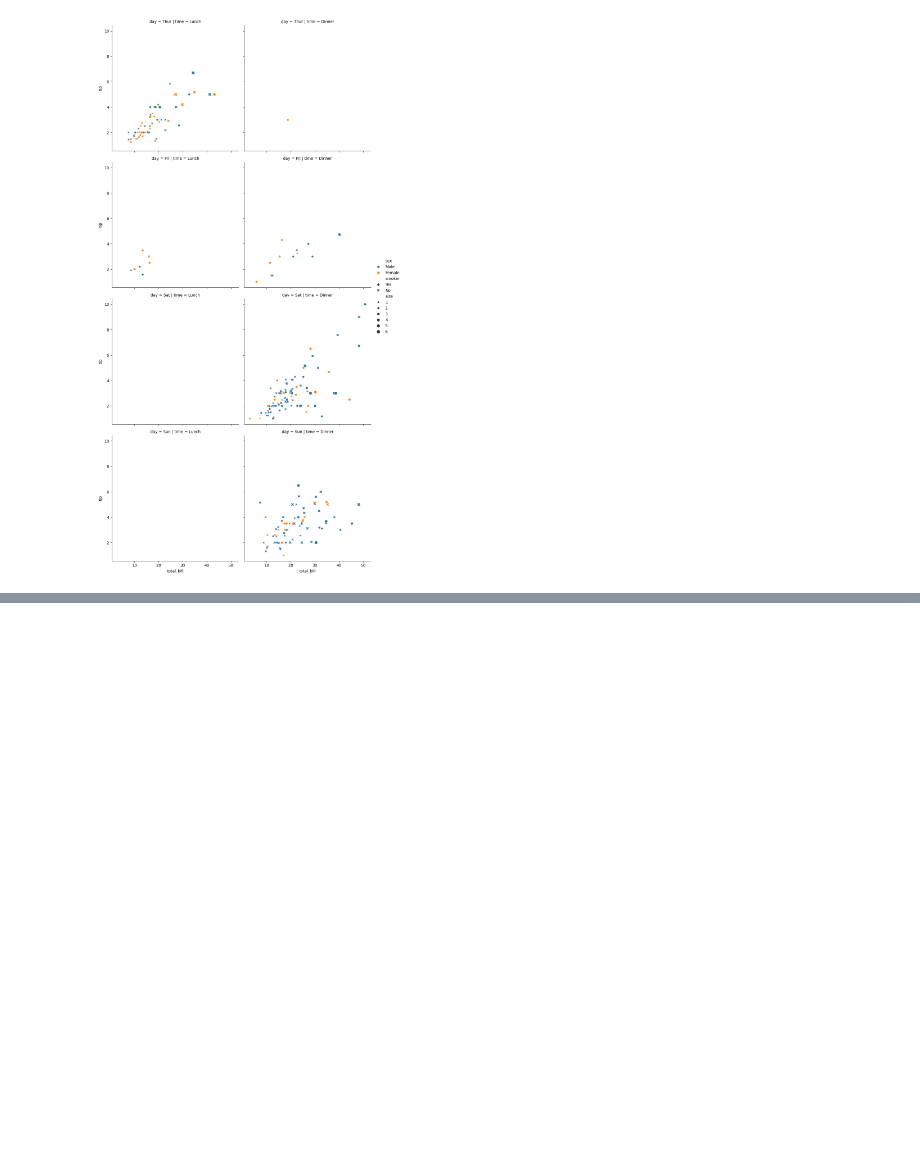
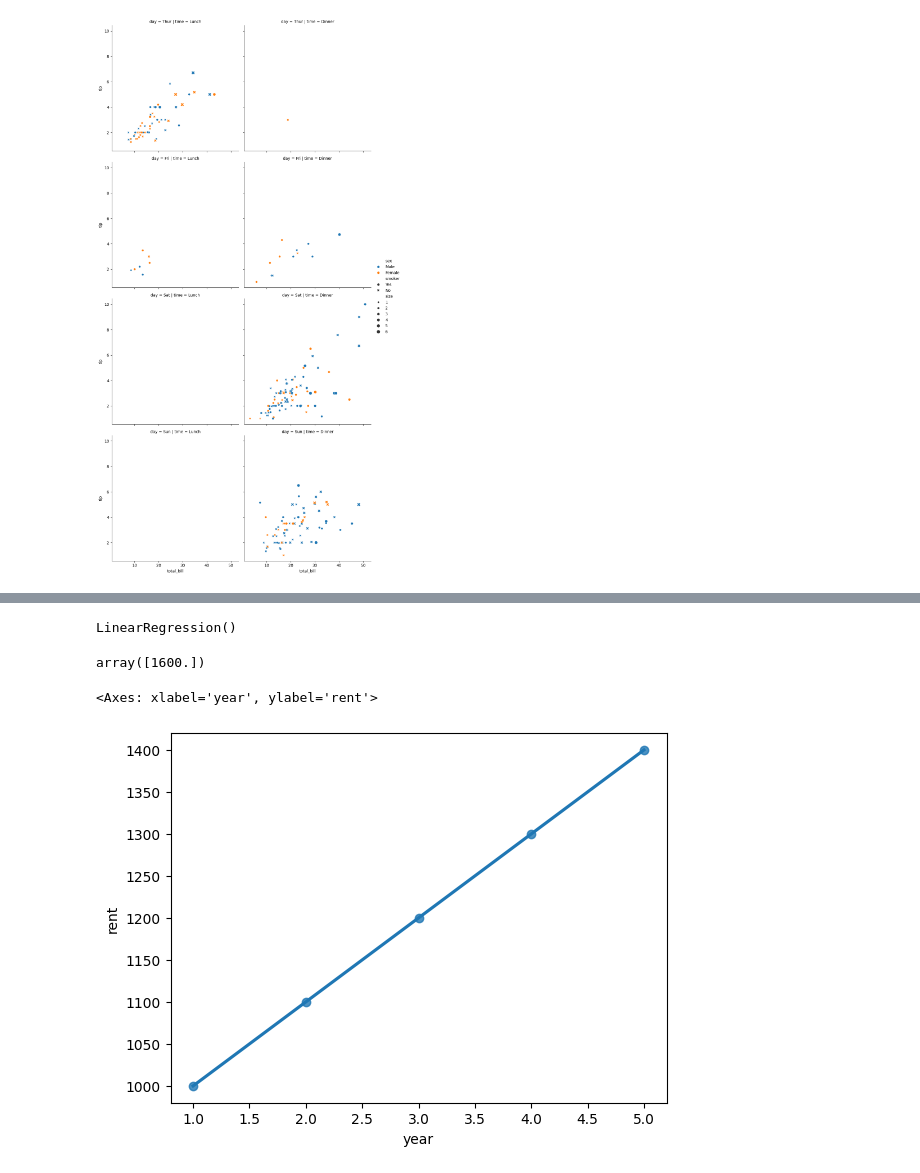
Before and after one commit to aneetajohn/OASIS-POC1, a Jupyter notebook: Untitled0.ipynb, the cells around one changed output, grey strips where cells are left out. Drawn from its saved outputs; the diff is of its cells as text; code cells hidden in the pictures; blank space fills up the shorter version.

```diff
--- a/Untitled0.ipynb
+++ b/Untitled0.ipynb
@@ -961,0 +1011,3 @@ sns.relplot(data = df, x= 'total_bill', y = 'tip', hue='sex', style='smoker', si
+# %%
+df1 = pd.DataFrame({'year':[1,2,3,4,5], 'rent':[1000,1100,1200,1300,1400]})
+df1
@@ -961,0 +1021,14 @@ sns.relplot(data = df, x= 'total_bill', y = 'tip', hue='sex', style='smoker', si
+# %%
+lr.fit(df1[['year']], df1['rent'])
+# %% [output]
+LinearRegression()
+# %%
+lr.predict([[7]])
+# %% [output]
+array([1600.])
+# %%
+import seaborn as sns
+sns.regplot(data=df1, x = 'year', y = 'rent')
+# %% [output]
+<Axes: xlabel='year', ylabel='rent'>
+[figure, added]
```
Also changed, not shown: parts of 15 cells of this notebook.
